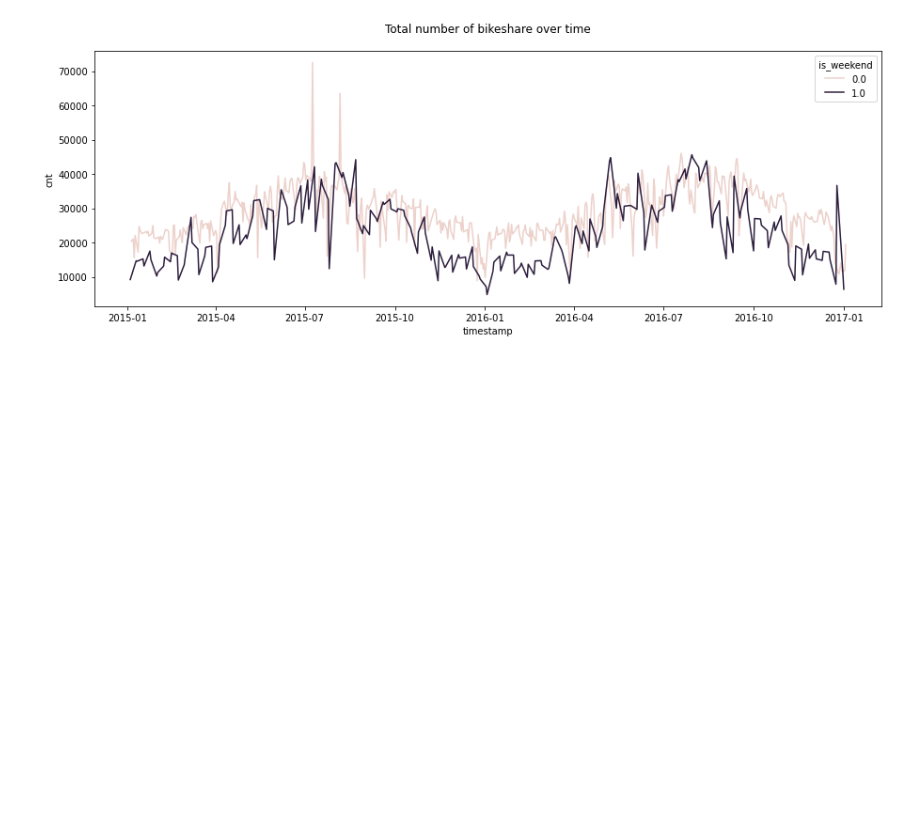
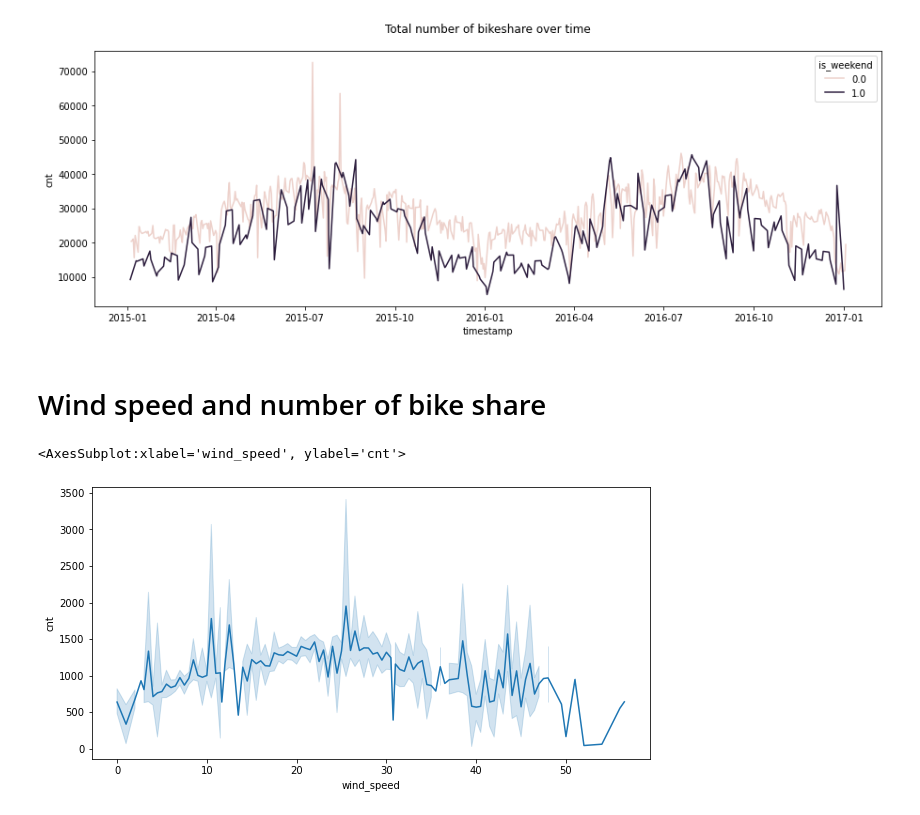
Before and after one commit to Kasidit-au/London_BikeShare, a Jupyter notebook: London bike.ipynb, the cells around one changed output. Saved outputs shown, nothing was run; the diff lists cells and outputs as text; code cells hidden in the pictures; blank space fills up the shorter version.

```diff
--- a/London bike.ipynb
+++ b/London bike.ipynb
@@ -174,3 +135,11 @@ plt.title('Total number of bikeshare over time',y=1.05)
 # %% [output]
 Text(0.5, 1.05, 'Total number of bikeshare over time')
 [figure]
+# %% [markdown]
+# Wind speed and number of bike share
+# %%
+plt.figure(figsize=(10,5))
+sns.lineplot(data = df,x='wind_speed',y='cnt')
+# %% [output]
+<AxesSubplot:xlabel='wind_speed', ylabel='cnt'>
+[figure, added]
```
Also changed, not shown: parts of 17 cells of this notebook.
